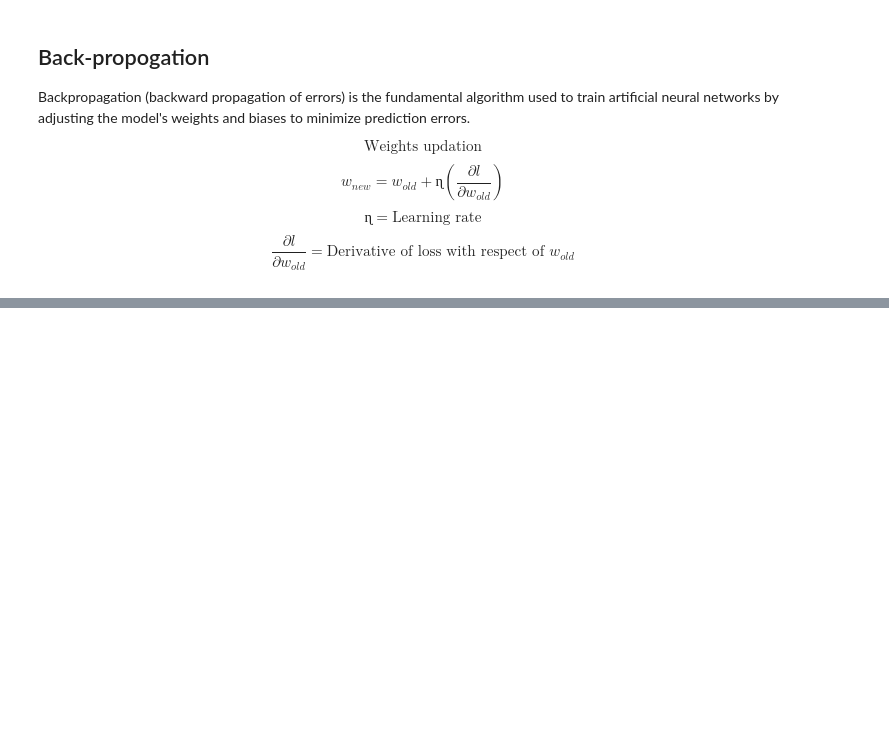
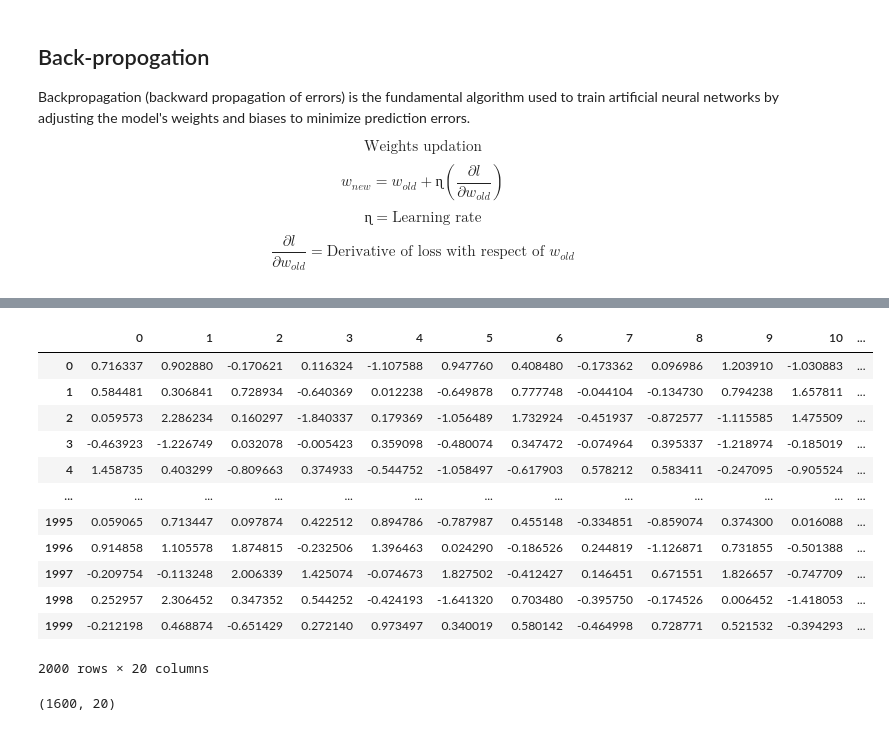
Before and after one commit to shivam-paul-19/Deep-learning, a Jupyter notebook: Artificial neural network/ann.ipynb, the cells around one changed output, grey strips where cells are left out. Cells and saved outputs as stored; diff of their text form; code cells hidden in the pictures; blank space fills up the shorter version.

```diff
--- a/Artificial neural network/ann.ipynb
+++ b/Artificial neural network/ann.ipynb
@@ -52,0 +51,7 @@ To deal with this problem, other activation functions are introduced.
+# %%
+# load out dataset
+
+from sklearn.datasets import make_classification
+
+X, y = make_classification(n_features=20, n_classes=2, n_samples=2000)
+X, y
@@ -52,0 +73,16 @@ To deal with this problem, other activation functions are introduced.
+# %%
+pd.DataFrame(X)
+# %% [output]
+|  | 0 | 1 | 2 | 3 | 4 | 5 | 6 | 7 | 8 | 9 | 10 | ... |
+| 0 | 0.716337 | 0.902880 | -0.170621 | 0.116324 | -1.107588 | 0.947760 | 0.408480 | -0.173362 | 0.096986 | 1.203910 | -1.030883 | ... |
+| 1 | 0.584481 | 0.306841 | 0.728934 | -0.640369 | 0.012238 | -0.649878 | 0.777748 | -0.044104 | -0.134730 | 0.794238 | 1.657811 | ... |
+| 2 | 0.059573 | 2.286234 | 0.160297 | -1.840337 | 0.179369 | -1.056489 | 1.732924 | -0.451937 | -0.872577 | -1.115585 | 1.475509 | ... |
+| 3 | -0.463923 | -1.226749 | 0.032078 | -0.005423 | 0.359098 | -0.480074 | 0.347472 | -0.074964 | 0.395337 | -1.218974 | -0.185019 | ... |
+| 4 | 1.458735 | 0.403299 | -0.809663 | 0.374933 | -0.544752 | -1.058497 | -0.617903 | 0.578212 | 0.583411 | -0.247095 | -0.905524 | ... |
+| ... | ... | ... | ... | ... | ... | ... | ... | ... | ... | ... | ... | ... |
+| 1995 | 0.059065 | 0.713447 | 0.097874 | 0.422512 | 0.894786 | -0.787987 | 0.455148 | -0.334851 | -0.859074 | 0.374300 | 0.016088 | ... |
+| 1996 | 0.914858 | 1.105578 | 1.874815 | -0.232506 | 1.396463 | 0.024290 | -0.186526 | 0.244819 | -1.126871 | 0.731855 | -0.501388 | ... |
+| 1997 | -0.209754 | -0.113248 | 2.006339 | 1.425074 | -0.074673 | 1.827502 | -0.412427 | 0.146451 | 0.671551 | 1.826657 | -0.747709 | ... |
+| 1998 | 0.252957 | 2.306452 | 0.347352 | 0.544252 | -0.424193 | -1.641320 | 0.703480 | -0.395750 | -0.174526 | 0.006452 | -1.418053 | ... |
+| 1999 | -0.212198 | 0.468874 | -0.651429 | 0.272140 | 0.973497 | 0.340019 | 0.580142 | -0.464998 | 0.728771 | 0.521532 | -0.394293 | ... |
+2000 rows × 20 columns
@@ -52,0 +93,4 @@ To deal with this problem, other activation functions are introduced.
+# %%
+X_train.shape
+# %% [output]
+(1600, 20)
```
Also changed, not shown: parts of 13 cells of this notebook, 3 other files.
